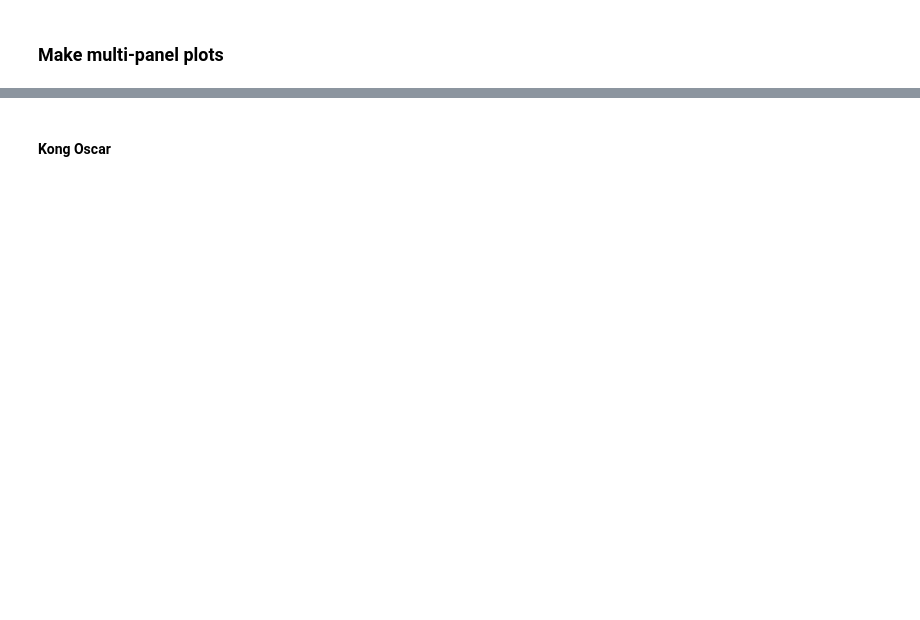
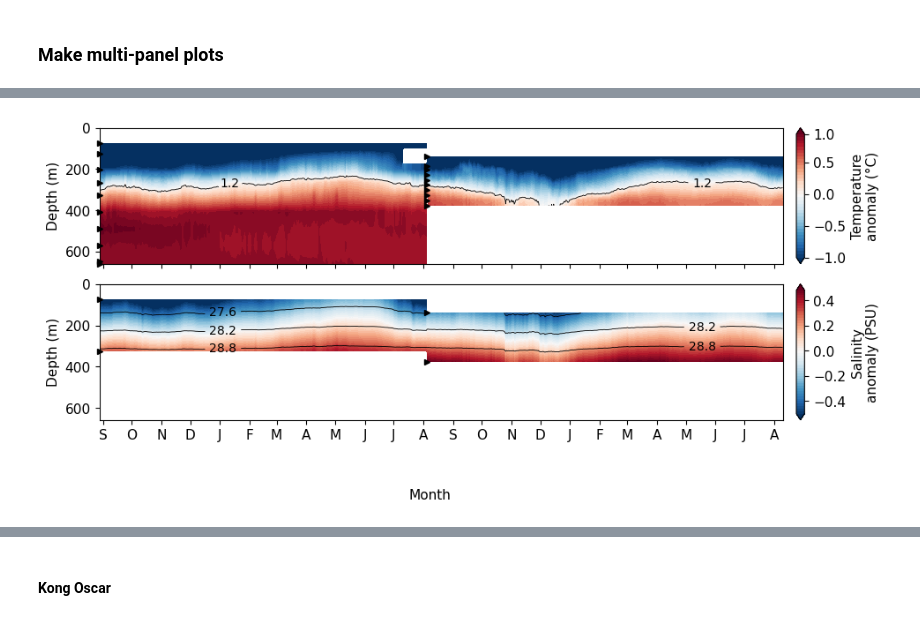
Before and after one commit to mjzahn/OMG_Narwhals_hydrography-manuscript, a Jupyter notebook: Analyses-and-plots/Mulit-panel plot for each site.ipynb, the cells around one changed output, grey strips where cells are left out. Cells and saved outputs as stored; diff of their text form; code cells hidden in the pictures; blank space fills up the shorter version.

```diff
--- a/Analyses-and-plots/Mulit-panel plot for each site.ipynb
+++ b/Analyses-and-plots/Mulit-panel plot for each site.ipynb
@@ -216,13 +196,9 @@ kongoscar20.close()
 # load interpolated temp and salinity datasets
 mooring_interp_path = 'C:/Users/marie/Documents/PhD/Chapter_3/data/OMG_Narwhals_mooring_data/OMG_Narwhals_mooring_interpolated/'
 
-rink_temp_interp_ds = xr.open_dataset(mooring_interp_path + 'OMG_Narwhals_Mooring_Rink_1D_interpolated_temp_profile.nc')
-rink_salt_interp_ds = xr.open_dataset(mooring_interp_path + 'OMG_Narwhals_Mooring_Rink_1D_interpolated_salt_profile.nc')
-rink_dens_interp_ds = xr.open_dataset(mooring_interp_path + 'OMG_Narwhals_Mooring_Rink_1D_interpolated_density_profile.nc')
-
-fisher_temp_interp_ds = xr.open_dataset(mooring_interp_path + 'OMG_Narwhals_Mooring_Fisher_1D_interpolated_temp_profile.nc')
-fisher_salt_interp_ds = xr.open_dataset(mooring_interp_path + 'OMG_Narwhals_Mooring_Fisher_1D_interpolated_salt_profile.nc')
-fisher_dens_interp_ds = xr.open_dataset(mooring_interp_path + 'OMG_Narwhals_Mooring_Fisher_1D_interpolated_density_profile.nc')
+rink_temp_interp_ds = xr.open_dataset(mooring_interp_path + 'OMG_Narwhals_Mooring_Rink-Fisher_1D_interpolated_temp_profile.nc')
+rink_salt_interp_ds = xr.open_dataset(mooring_interp_path + 'OMG_Narwhals_Mooring_Rink-Fisher_1D_interpolated_salt_profile.nc')
+rink_dens_interp_ds = xr.open_dataset(mooring_interp_path + 'OMG_Narwhals_Mooring_Rink-Fisher_1D_interpolated_density_profile.nc')
 
 KO_temp_interp_ds = xr.open_dataset(mooring_interp_path + 'OMG_Narwhals_Mooring_KongOscar_1D_interpolated_temp_profile.nc')
 KO_salt_interp_ds = xr.open_dataset(mooring_interp_path + 'OMG_Narwhals_Mooring_KongOscar_1D_interpolated_salt_profile.nc')
@@ -235,0 +432,80 @@ sverdrup_dens_interp_ds = xr.open_dataset(mooring_interp_path + 'OMG_Narwhals_Mo
+# %%
+#### set up figure with subplots #### =================================
+plt.rcParams['font.size'] = '11'
+fig, axs = plt.subplots(nrows=2, ncols=1, sharex=True, sharey=False, figsize=[10,4.3])
+(ax1,ax2) = axs.ravel()
+plt.subplots_adjust(wspace=0.1, hspace=0.15)
+
+## adjust spacing between subplots
+plt.subplots_adjust(hspace=0.15)
+
+#### plot profiles #### =================================
+## set levels
+levels_temp=np.arange(-1,1,0.05)
+levels_salt=np.arange(-0.5,0.5,0.02)
+
+## plot
+temp = (rink_temp_interp_ds.temperature-rink_temp_interp_ds.temperature.mean()).plot.contourf(ax=ax1, cmap='RdBu_r', levels=levels_temp,add_colorbar=False, extend='both')
+salt = (rink_salt_interp_ds.salinity-rink_salt_interp_ds.salinity.mean()).plot.contourf(ax=ax2, cmap='RdBu_r',levels=levels_salt,add_colorbar=False, extend='both')
+
+## add isotherm at mean temp value
+cs = rink_temp_interp_ds.temperature.plot.contour(ax=ax1,levels=[rink_temp_interp_ds.temperature.mean()], colors='black', linewidths=0.6)
+cl = ax1.clabel(cs, fontsize=10, fmt='%.1f',manual=[(17900,200),(18400,240)])
+for l in cl:l.set_rotation(0)
+
+## add potential density contour lines and their labels
+cs = rink_dens_interp_ds.density.plot.contour(ax=ax2,linewidths=0.6, levels=[27.6,28.2,28.8],colors='k')
+manual_locations = [(17900,300),(17900,220),(17900,140),(18400,220),(18400,300)]
+cl = ax2.clabel(cs, fontsize=10, inline=True,fmt='%.1f',manual=manual_locations)
+for l in cl:l.set_rotation(0)
+
+## add colorbars
+axins = inset_axes(ax1,
+    width="1.2%",  # width: 5% of parent_bbox width
+    height="100%",
+    loc="upper left",
+    bbox_to_anchor=(1.02, 0., 1, 1),
+    bbox_transform=ax1.transAxes,
+    borderpad=0)
+fig.colorbar(temp,cax=axins,ticks=[-1,-0.5,0,0.5,1],label='Temperature\nanomaly (°C)')
+axins = inset_axes(ax2,
+    width="1.2%",  # width: 5% of parent_bbox width
+    height="100%",
+    loc="upper left",
+    bbox_to_anchor=(1.02, 0., 1, 1),
+    bbox_transform=ax2.transAxes,
+    borderpad=0)
+fig.colorbar(salt,cax=axins,ticks=[-0.4,-0.2,0,0.2,0.4],label='Salinity\nanomaly (PSU)')
+
+#### adjust axes settings #### =================================
+## set limits
+# ax1.set_ylim(rink_temp_interp_ds.depth.max(),0)
+# ax2.set_ylim(rink_salt_interp_ds.depth.max(),0)
+ax1.set_ylim(rink_temp_interp_ds.depth.max(),0)
+ax2.set_ylim(rink_temp_interp_ds.depth.max(),0)
+ax2.set_xlim([np.datetime64("2018-08-28"),np.datetime64("2020-08-10")])
+
+## add axis labels and ticks
+ax1.set_ylabel("Depth (m)")
+ax2.set_ylabel("Depth (m)")
+
+## lower axis label
+months   = pd.period_range(np.datetime64('2018-09'), freq='M', periods=24).strftime('%Y-%m').tolist()
+abbrev = ["S","O",'N','D',"J",'F','M','A','M','J','J','A',"S","O",'N','D',"J",'F','M','A','M','J','J','A']
+ax2.set_xticks(months, abbrev, rotation=0, horizontalalignment = 'center')
+ax2.set_xlabel("")
+fig.text(0.5, -0.1, 'Month', size=11, ha='center')
+
+ax1.set_xlabel("")
+ax1.set_title("")
+
+#### add sensor depths #### =================================
+ax1.plot(list(itertools.repeat(rink_ds.time[0].values-1, len(rink_ds.Depth_temp))), rink_ds.Depth_temp.values,">", color='black', markersize=4, clip_on=False)
+ax1.plot(list(itertools.repeat(fisher_ds.time[0].values-1, len(fisher_ds.Depth_temp))), fisher_ds.Depth_temp.values,">", color='black', markersize=4, clip_on=False)
+
+ax2.plot(list(itertools.repeat(rink_ds.time[0].values, len(rink_ds.Depth_CTD))), rink_ds.Depth_CTD.values,">", color='black', markersize=4, clip_on=False)
+ax2.plot(list(itertools.repeat(fisher_ds.time[0].values, len(fisher_ds.Depth_CTD))), fisher_ds.Depth_CTD.values,">", color='black', markersize=4, clip_on=False);
+
+plt.savefig("figures/rink-fisher_subplots_profiles_full.png", bbox_inches="tight")
+# %% [output]
+[figure, added]
```
Also changed, not shown: parts of 33 cells of this notebook, 5 other files.
